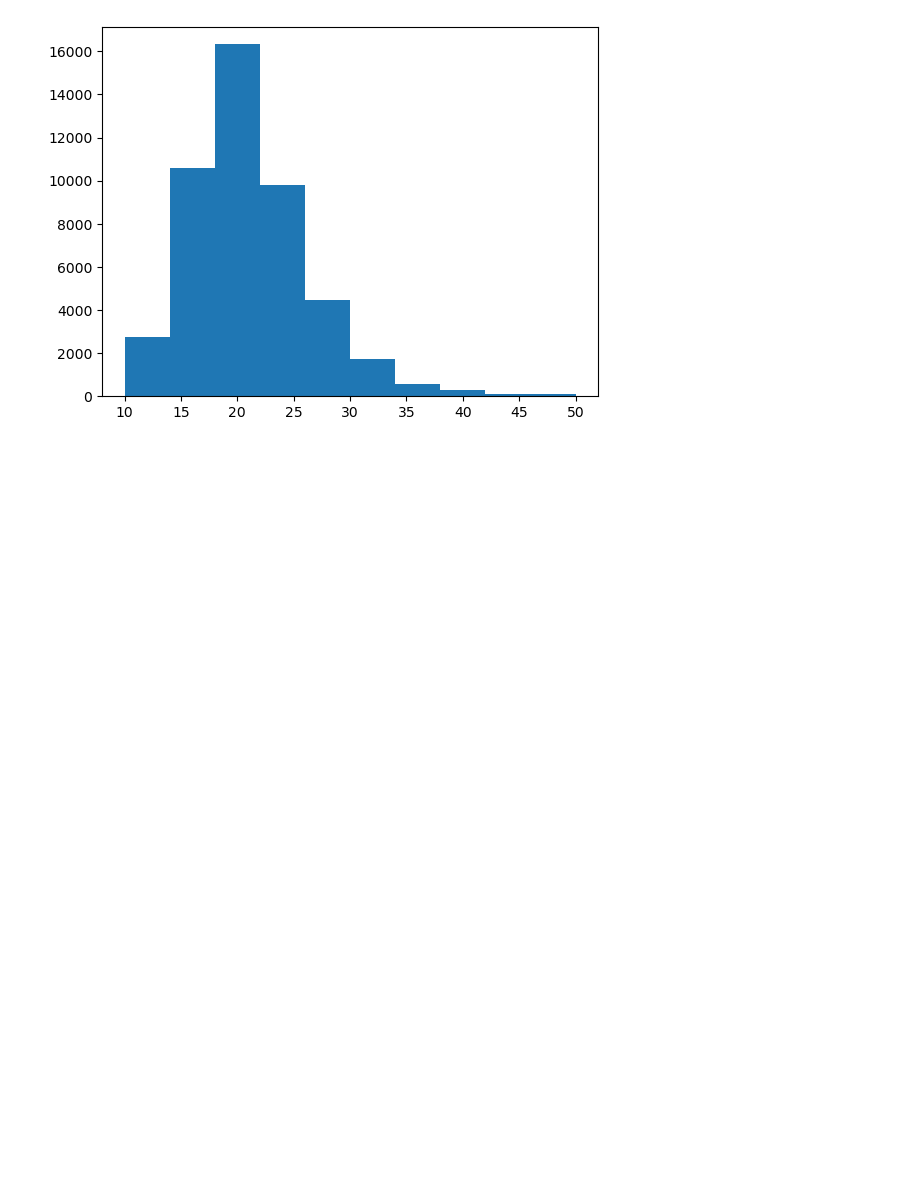
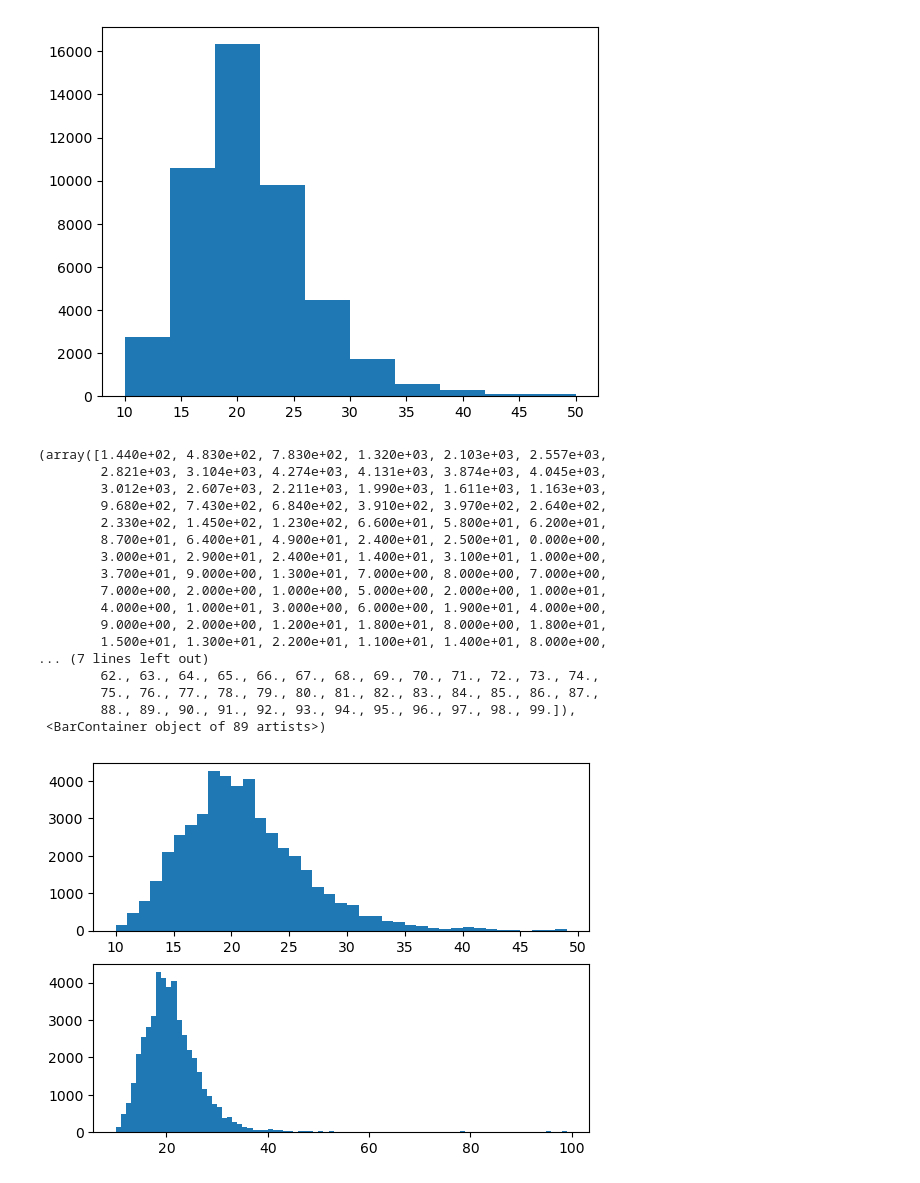
Before and after one commit to BeziKaviani/data-science-ml-learning-path, a Jupyter notebook: 04-data-visualization/visuallization.ipynb, the cells around one changed output. Saved outputs shown, nothing was run; the diff lists cells and outputs as text; code cells hidden in the pictures; blank space fills up the shorter version.

Commit message:
create subplot with two plots

```diff
--- a/04-data-visualization/visuallization.ipynb
+++ b/04-data-visualization/visuallization.ipynb
@@ -101,3 +101,26 @@ print(bin)
 [ 2730. 10585. 16324.  9820.  4485.  1736.   567.   271.    98.   128.]
 [10. 14. 18. 22. 26. 30. 34. 38. 42. 46. 50.]
 [figure]
+# %%
+fig, ax = plt.subplots(2)
+ax[0].hist(df["comb08"], range(10, 50))
+ax[1].hist(df["comb08"], range(10,100))
+# %% [output]
+(array([1.440e+02, 4.830e+02, 7.830e+02, 1.320e+03, 2.103e+03, 2.557e+03,
+        2.821e+03, 3.104e+03, 4.274e+03, 4.131e+03, 3.874e+03, 4.045e+03,
+        3.012e+03, 2.607e+03, 2.211e+03, 1.990e+03, 1.611e+03, 1.163e+03,
+        9.680e+02, 7.430e+02, 6.840e+02, 3.910e+02, 3.970e+02, 2.640e+02,
+        2.330e+02, 1.450e+02, 1.230e+02, 6.600e+01, 5.800e+01, 6.200e+01,
+        8.700e+01, 6.400e+01, 4.900e+01, 2.400e+01, 2.500e+01, 0.000e+00,
+        3.000e+01, 2.900e+01, 2.400e+01, 1.400e+01, 3.100e+01, 1.000e+00,
+        3.700e+01, 9.000e+00, 1.300e+01, 7.000e+00, 8.000e+00, 7.000e+00,
+        7.000e+00, 2.000e+00, 1.000e+00, 5.000e+00, 2.000e+00, 1.000e+01,
+        4.000e+00, 1.000e+01, 3.000e+00, 6.000e+00, 1.900e+01, 4.000e+00,
+        9.000e+00, 2.000e+00, 1.200e+01, 1.800e+01, 8.000e+00, 1.800e+01,
+        1.500e+01, 1.300e+01, 2.200e+01, 1.100e+01, 1.400e+01, 8.000e+00,
+... (7 lines left out)
+        62., 63., 64., 65., 66., 67., 68., 69., 70., 71., 72., 73., 74.,
+        75., 76., 77., 78., 79., 80., 81., 82., 83., 84., 85., 86., 87.,
+        88., 89., 90., 91., 92., 93., 94., 95., 96., 97., 98., 99.]),
+ <BarContainer object of 89 artists>)
+[figure, added]
```
